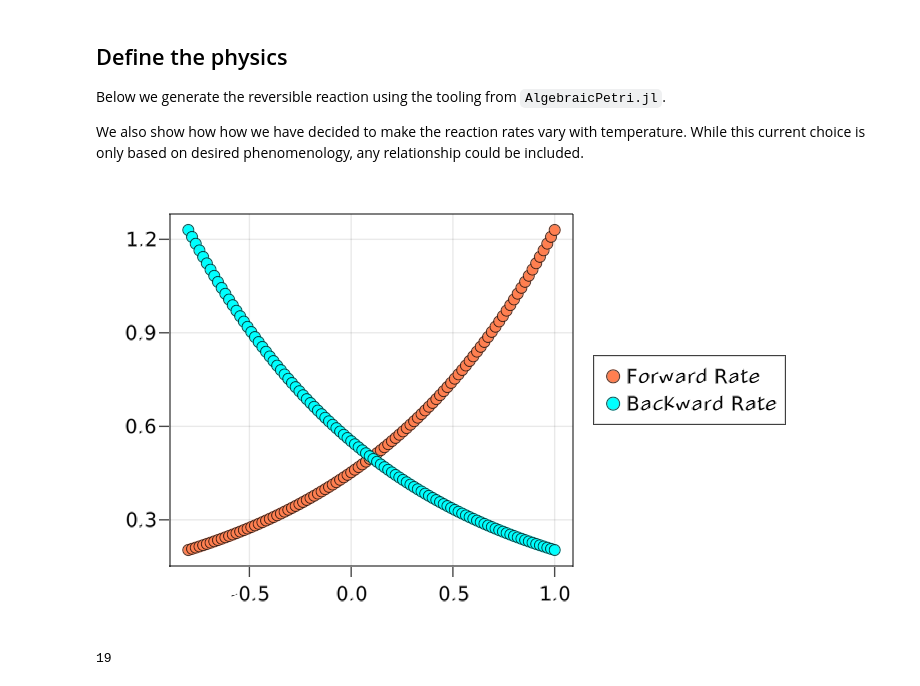
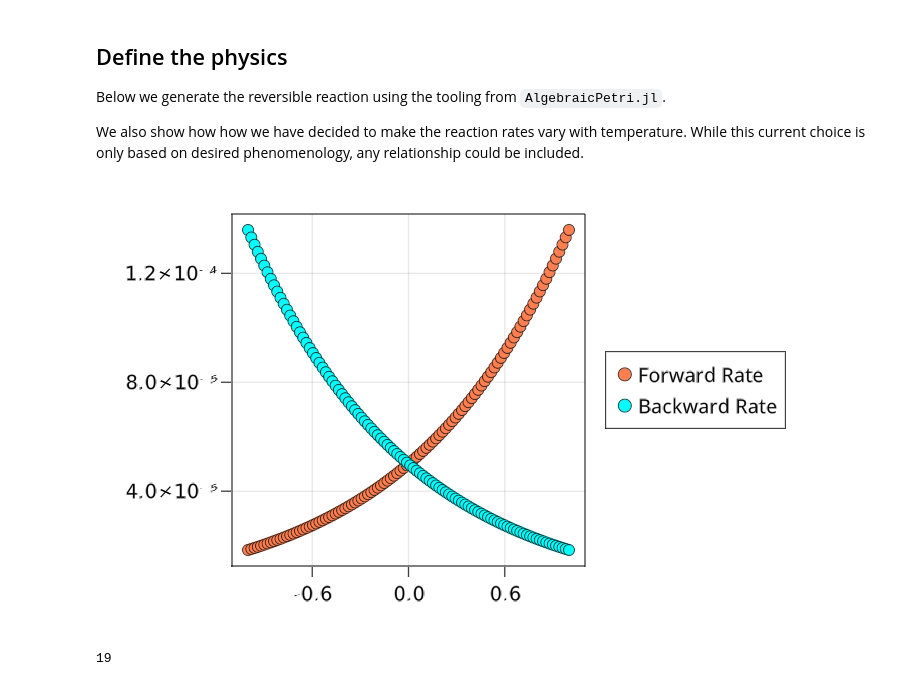
Before and after one commit to AlgebraicJulia/CombinatorialSpaces.jl, a Jupyter notebook: examples/tonti/2D_Diffusion_Demo.ipynb, the cells around one changed output. Drawn from its saved outputs; the diff is of its cells as text; code cells hidden in the pictures.

```diff
--- a/examples/tonti/2D_Diffusion_Demo.ipynb
+++ b/examples/tonti/2D_Diffusion_Demo.ipynb
@@ -405,0 +326,6 @@ GLMakie.activate!()
+# %%
+using GLMakie
+GLMakie.activate!()
+# Adding fonts because the GLMakie default is error-prone
+noto_sans = "assets/NotoSans-Regular.ttf"
+noto_sans_bold = "assets/NotoSans-Bold.ttf"
@@ -410,29 +338,29 @@ Below we generate the reversible reaction using the tooling from `AlgebraicPetri
 We also show how how we have decided to make the reaction rates vary with temperature. While this current choice is only based on desired phenomenology, any relationship could be included.
 # %%
 # Define constants for the reaction
-rxn_const = 0.5
-equ_tmp = 0.1
-endo_const = 1
+rxn_const = 5e-5
+equ_tmp = 0
+endo_const = 1e-8
 
 # Define reaction for evaporation and condensation
 rxn = AlgebraicPetri.vectorfield(PetriNet(2,(1)=>(2), (2)=>(1)))
 
 res = zeros(2)
 reaction(u) = begin
   rxn(res, u[1:2], rxn_const*[exp(u[3]-equ_tmp), exp(equ_tmp - u[3])], 1)
   [res[1], res[2], (res[1]-res[2])*endo_const]
 end
 
 addTransform!(td_cat, [:C_w, :C_v, :C_T], reaction, [:∑ϕ_w, :∑ϕ_v, :∑ϕ_T]);
 
 #Visualize result
-temp_span = range(-0.8, 1, length=100)
+temp_span = range(-1, 1, length=100)
 fig, ax, r1 = plot(temp_span, rxn_const*exp.(temp_span.-equ_tmp), color=:coral)
 r2 = plot!(temp_span, rxn_const*exp.(equ_tmp .- temp_span), color=:cyan)
-fig[1,2] = Legend(fig, [r1, r2], ["Forward Rate", "Backward Rate"])
+fig[1,2] = Legend(fig, [r1, r2], ["Forward Rate", "Backward Rate"], labelfont = noto_sans)
 fig
 # %% [output]
-[figure, old version]
+[figure, new version]
 # %%
 # Add boundary conditions to keep the feet as heat sources
 feet_mask = gen_form(cat, x->x[3] < 0.02 ? 0 : 1);
```
Also changed, not shown: parts of 18 cells of this notebook.
